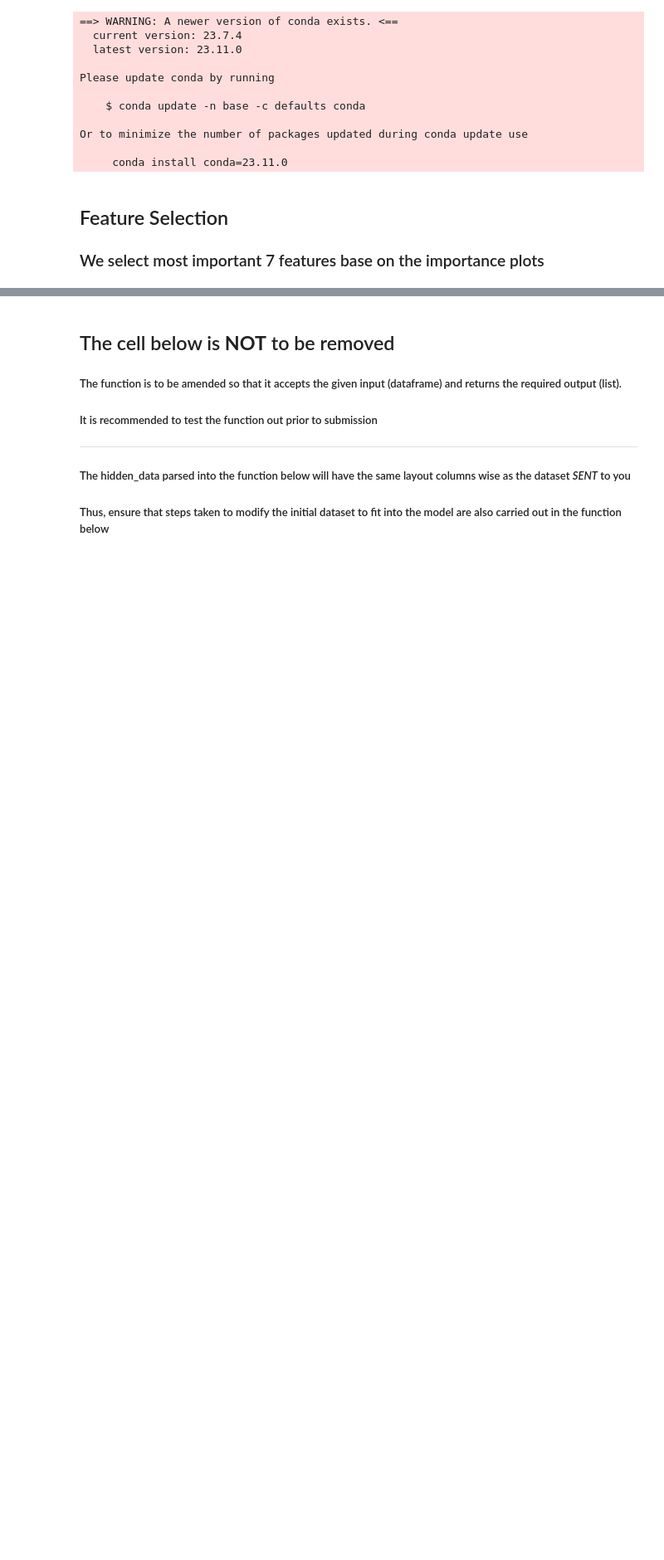
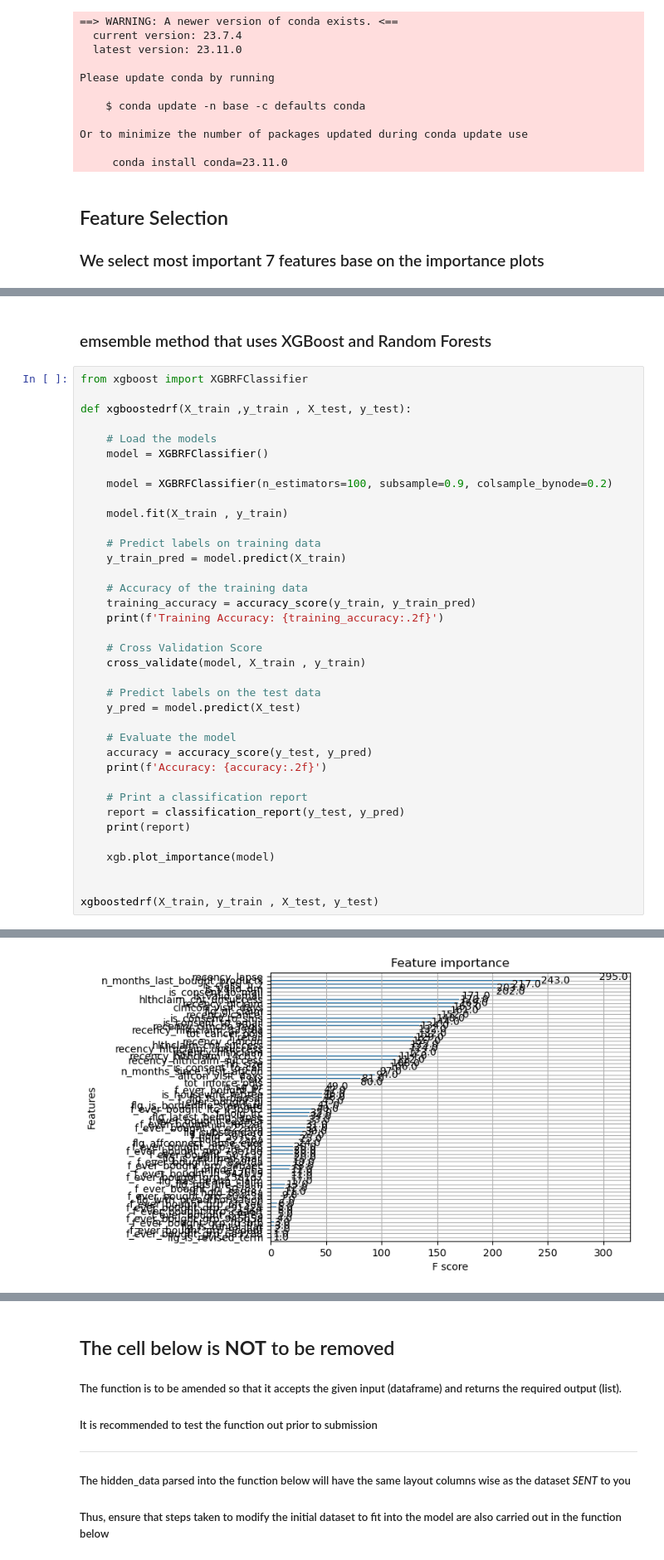
Before and after one commit to wildgreendinosaur/Datathon_team105, a Jupyter notebook: NUS_DATATHON_SINGLIFE_TEAM150.ipynb, the cells around one changed output, grey strips where cells are left out. Shown at 83% size. Cells and saved outputs as stored; diff of their text form; blank space fills up the shorter version.

```diff
--- a/NUS_DATATHON_SINGLIFE_TEAM150.ipynb
+++ b/NUS_DATATHON_SINGLIFE_TEAM150.ipynb
@@ -412,0 +564,40 @@ Or to minimize the number of packages updated during conda update use
+# %% [markdown]
+### emsemble method that uses XGBoost and Random Forests
+# %%
+from xgboost import XGBRFClassifier
+
+def xgboostedrf(X_train ,y_train , X_test, y_test):
+
+    # Load the models
+    model = XGBRFClassifier()
+
+    model = XGBRFClassifier(n_estimators=100, subsample=0.9, colsample_bynode=0.2)
+
+    model.fit(X_train , y_train)
+
+    # Predict labels on training data
+    y_train_pred = model.predict(X_train)
+
+    # Accuracy of the training data
+    training_accuracy = accuracy_score(y_train, y_train_pred)
+    print(f'Training Accuracy: {training_accuracy:.2f}')
+
+    # Cross Validation Score
+    cross_validate(model, X_train , y_train)
+
+    # Predict labels on the test data
+    y_pred = model.predict(X_test)
+
+    # Evaluate the model
+    accuracy = accuracy_score(y_test, y_pred)
+    print(f'Accuracy: {accuracy:.2f}')
+
+    # Print a classification report
+    report = classification_report(y_test, y_pred)
+    print(report)
+
+    xgb.plot_importance(model)
+
+
+xgboostedrf(X_train, y_train , X_test, y_test)
+# %% [output]
@@ -412,0 +615 @@ Or to minimize the number of packages updated during conda update use
+[figure, added]
```
Also changed, not shown: parts of 17 cells of this notebook.
